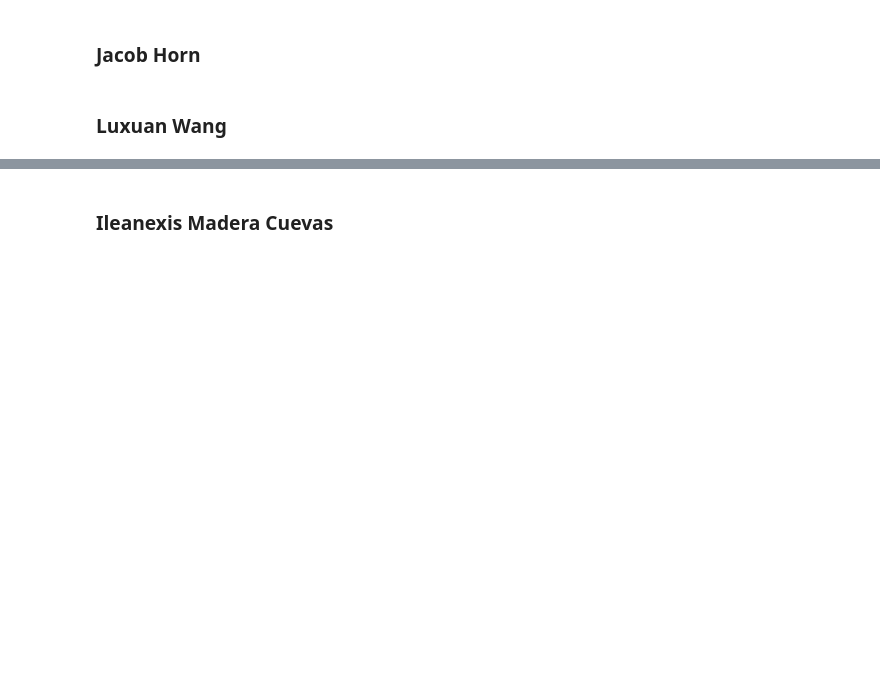
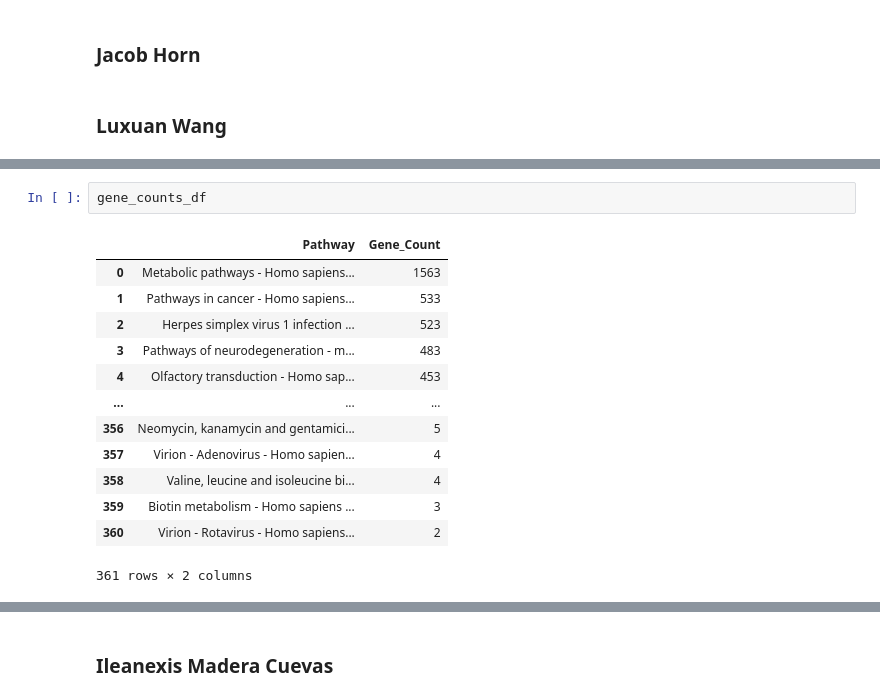
Before and after one commit to sam-wh/bioinf575_group, a Jupyter notebook: group_14_final.ipynb, the cells around one changed output, grey strips where cells are left out. Drawn from its saved outputs; the diff is of its cells as text; blank space fills up the shorter version.

```diff
--- a/group_14_final.ipynb
+++ b/group_14_final.ipynb
@@ -325,0 +346,16 @@ pathway_intersections(gtpase_pathways, 'kras', 'rab1a')
+# %%
+gene_counts_df
+# %% [output]
+|  | Pathway | Gene_Count |
+| 0 | Metabolic pathways - Homo sapiens... | 1563 |
+| 1 | Pathways in cancer - Homo sapiens... | 533 |
+| 2 | Herpes simplex virus 1 infection ... | 523 |
+| 3 | Pathways of neurodegeneration - m... | 483 |
+| 4 | Olfactory transduction - Homo sap... | 453 |
+| ... | ... | ... |
+| 356 | Neomycin, kanamycin and gentamici... | 5 |
+| 357 | Virion - Adenovirus - Homo sapien... | 4 |
+| 358 | Valine, leucine and isoleucine bi... | 4 |
+| 359 | Biotin metabolism - Homo sapiens ... | 3 |
+| 360 | Virion - Rotavirus - Homo sapiens... | 2 |
+361 rows × 2 columns
```
Also changed, not shown: parts of 14 cells of this notebook.
